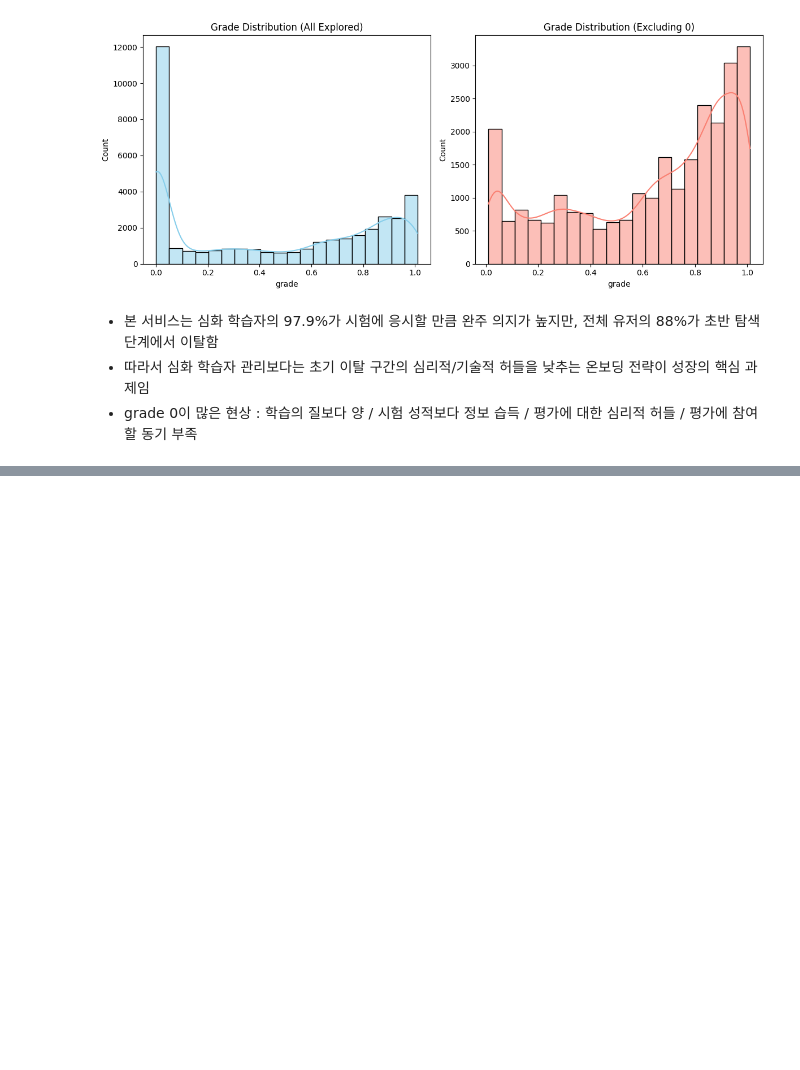
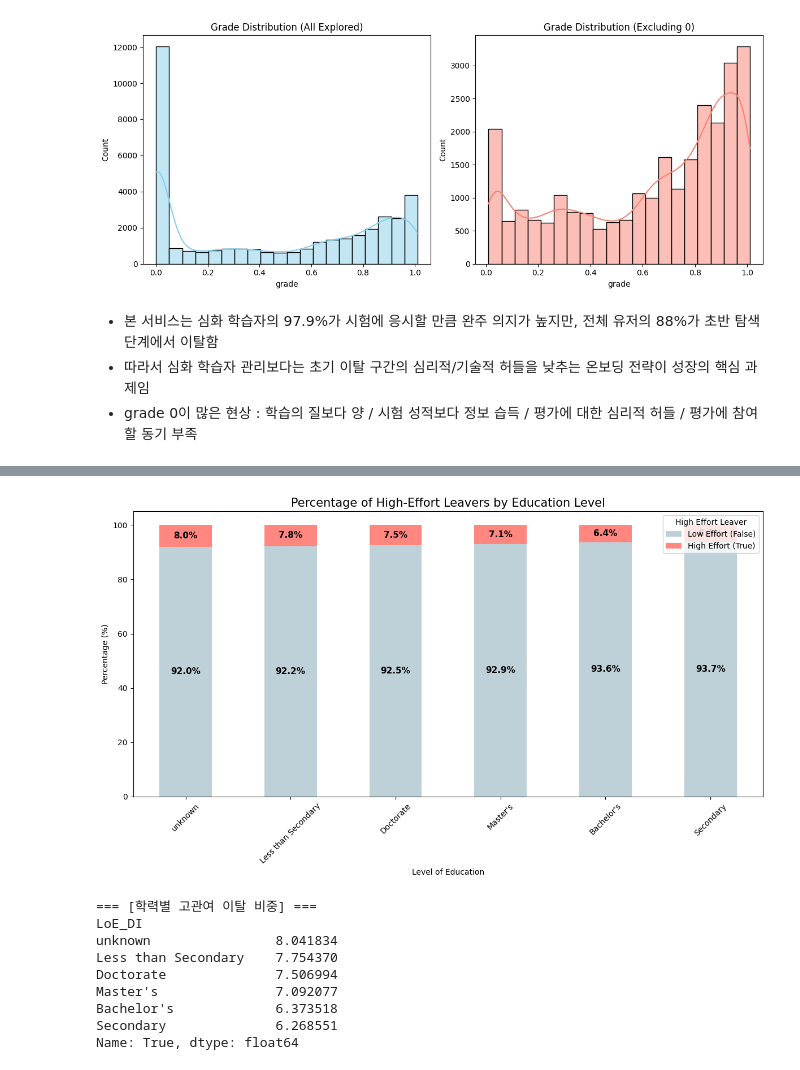
Before and after one commit to Ojirokim/data-analysis-practical-project, a Jupyter notebook: 김규리/eda.ipynb, the cells around one changed output, grey strips where cells are left out. Drawn from its saved outputs; the diff is of its cells as text; code cells hidden in the pictures; blank space fills up the shorter version.

```diff
--- a/김규리/eda.ipynb
+++ b/김규리/eda.ipynb
@@ -477,0 +652,43 @@ med_duration = df['duration'].median()
+# %%
+import pandas as pd
+import matplotlib.pyplot as plt
+import seaborn as sns
+
+# 학력별 이탈자 유형 비중 계산
+# 각 학력 내에서 단순 탐색 대비 고관여 탐색의 비율을 직관적 비교
+loe_pivot = pd.crosstab(leavers_df['LoE_DI'], leavers_df['is_high_effort_leaver'], normalize='index') * 100
+
+# 고관여 이탈자 비중이 높은 순서대로 정렬
+loe_pivot = loe_pivot.sort_values(by=True, ascending=False)
+
+# 시각화: 100% 누적 막대 그래프
+ax = loe_pivot.plot(kind='bar', stacked=True, figsize=(12, 7), color=['#aec6cf', '#ff6961'], alpha=0.8)
+
+for p in ax.patches:
+    width, height = p.get_width(), p.get_height()
+    if height > 5: # 5% 이상일 때만 표시
+        x, y = p.get_xy()
+        ax.text(x+width/2, y+height/2, f'{height:.1f}%', ha='center', va='center', fontsize=11, fontweight='bold')
+
+plt.title('Percentage of High-Effort Leavers by Education Level', fontsize=15)
+plt.ylabel('Percentage (%)')
+plt.xlabel('Level of Education')
+plt.legend(title='High Effort Leaver', labels=['Low Effort (False)', 'High Effort (True)'], loc='upper right')
+plt.xticks(rotation=45)
+plt.tight_layout()
+plt.show()
+
+# 수치 요약
+print("=== [학력별 고관여 이탈 비중] ===")
+print(loe_pivot[True].head(6))
+# %% [output]
+[figure, added]
+=== [학력별 고관여 이탈 비중] ===
+LoE_DI
+unknown                8.041834
+Less than Secondary    7.754370
+Doctorate              7.506994
+Master's               7.092077
+Bachelor's             6.373518
+Secondary              6.268551
+Name: True, dtype: float64
```
Also changed, not shown: parts of 48 cells of this notebook, 4 other files.
